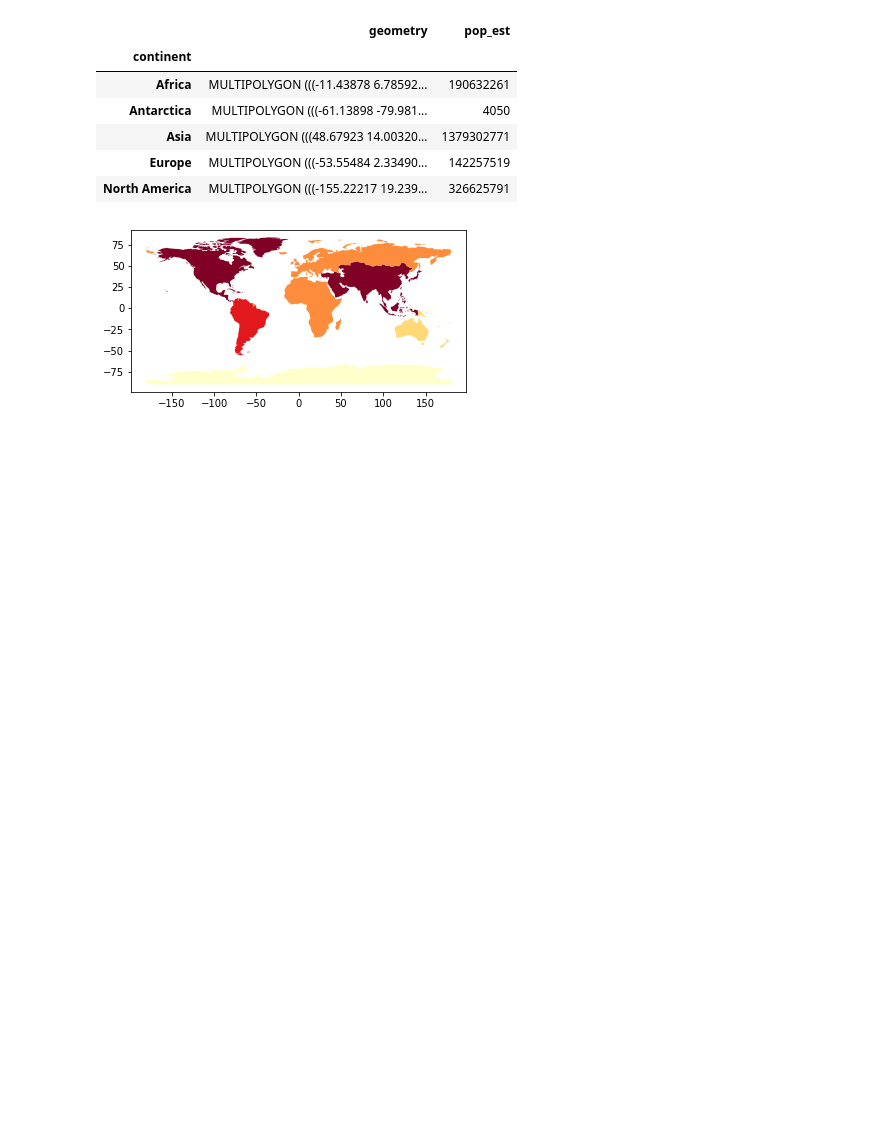
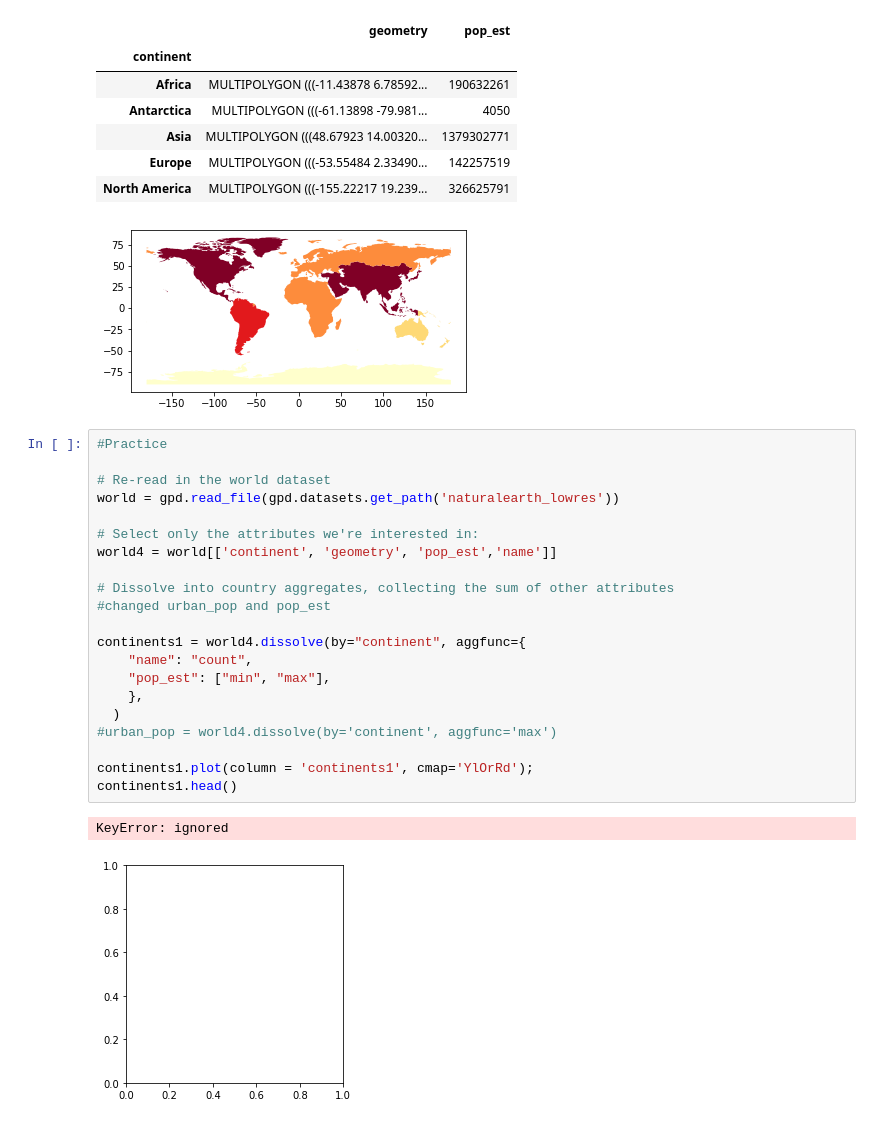
Before and after one commit to MarilynSmith1/EnvDatSci22, a Jupyter notebook: CodeSprints/VectorData101.ipynb, the cells around one changed output. Cells and saved outputs as stored; diff of their text form; blank space fills up the shorter version.

```diff
--- a/CodeSprints/VectorData101.ipynb
+++ b/CodeSprints/VectorData101.ipynb
@@ -811,3 +813,27 @@ urban_pop.head()
 | Europe | MULTIPOLYGON (((-53.55484 2.33490... | 142257519 |
 | North America | MULTIPOLYGON (((-155.22217 19.239... | 326625791 |
 [figure]
+# %%
+#Practice
+
+# Re-read in the world dataset
+world = gpd.read_file(gpd.datasets.get_path('naturalearth_lowres'))
+
+# Select only the attributes we're interested in:
+world4 = world[['continent', 'geometry', 'pop_est','name']]
+
+# Dissolve into country aggregates, collecting the sum of other attributes
+#changed urban_pop and pop_est
+
+continents1 = world4.dissolve(by="continent", aggfunc={
+    "name": "count",
+    "pop_est": ["min", "max"],
+    },
+  )
+#urban_pop = world4.dissolve(by='continent', aggfunc='max')
+
+continents1.plot(column = 'continents1', cmap='YlOrRd');
+continents1.head()
+# %% [output]
+KeyError: ignored
+[figure, added]
```
Also changed, not shown: parts of 1 cell of this notebook.
